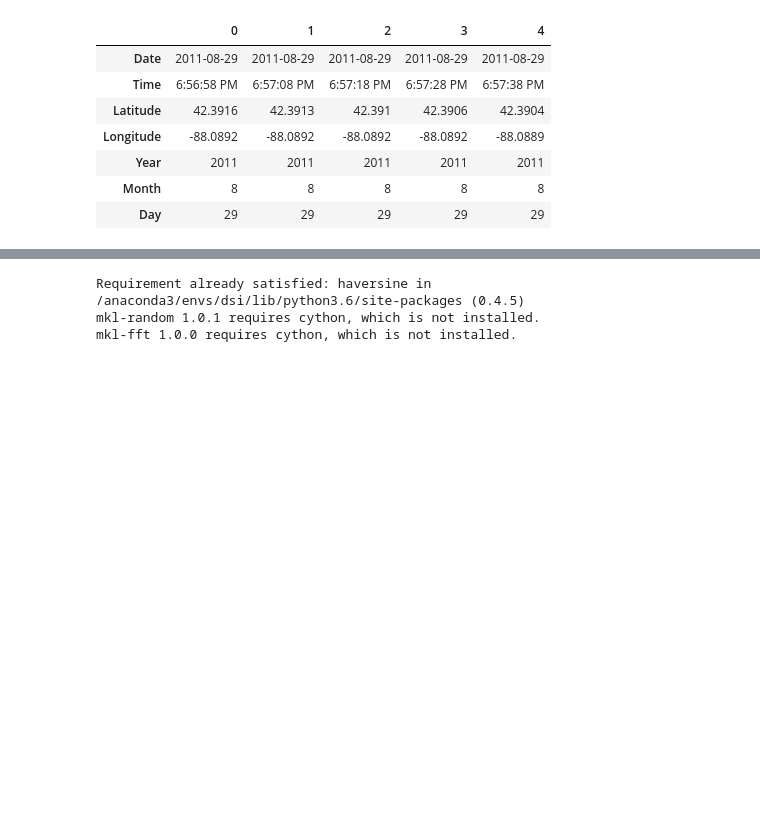
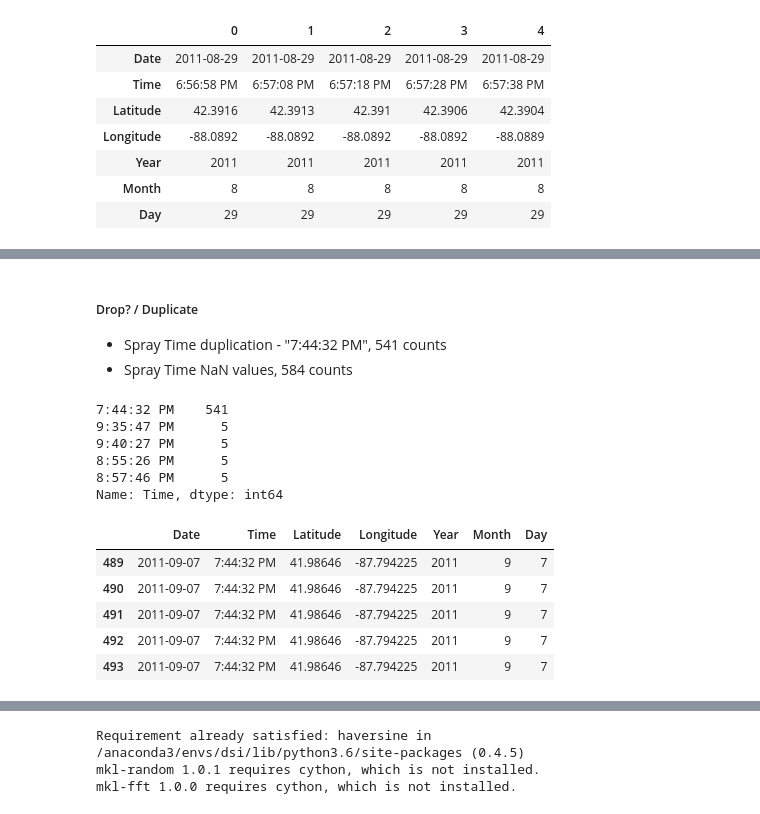
Before and after one commit to leticiabeeck/predict_west_nile_virus, a Jupyter notebook: 01.Intro(EDA, Feature Engineering).ipynb, the cells around one changed output, grey strips where cells are left out. Saved outputs shown, nothing was run; the diff lists cells and outputs as text; code cells hidden in the pictures; blank space fills up the shorter version.

```diff
--- a/01.Intro(EDA, Feature Engineering).ipynb
+++ b/01.Intro(EDA, Feature Engineering).ipynb
@@ -522,0 +521,25 @@ spray.head().T
+# %% [markdown]
+##### Drop? / Duplicate
+- Spray Time duplication - "7:44:32 PM", 541 counts
+- Spray Time NaN values, 584 counts
+# %%
+# weird. How 7:44:32 pm has 541 values? are they using auto-spray function?
+
+spray.Time.value_counts().head()
+# %% [output]
+7:44:32 PM    541
+9:35:47 PM      5
+9:40:27 PM      5
+8:55:26 PM      5
+8:57:46 PM      5
+Name: Time, dtype: int64
+# %%
+# it seems the duplicated data.
+spray[spray.Time == "7:44:32 PM"].head()
+# %% [output]
+|  | Date | Time | Latitude | Longitude | Year | Month | Day |
+| 489 | 2011-09-07 | 7:44:32 PM | 41.98646 | -87.794225 | 2011 | 9 | 7 |
+| 490 | 2011-09-07 | 7:44:32 PM | 41.98646 | -87.794225 | 2011 | 9 | 7 |
+| 491 | 2011-09-07 | 7:44:32 PM | 41.98646 | -87.794225 | 2011 | 9 | 7 |
+| 492 | 2011-09-07 | 7:44:32 PM | 41.98646 | -87.794225 | 2011 | 9 | 7 |
+| 493 | 2011-09-07 | 7:44:32 PM | 41.98646 | -87.794225 | 2011 | 9 | 7 |
```
Also changed, not shown: parts of 73 cells of this notebook.
